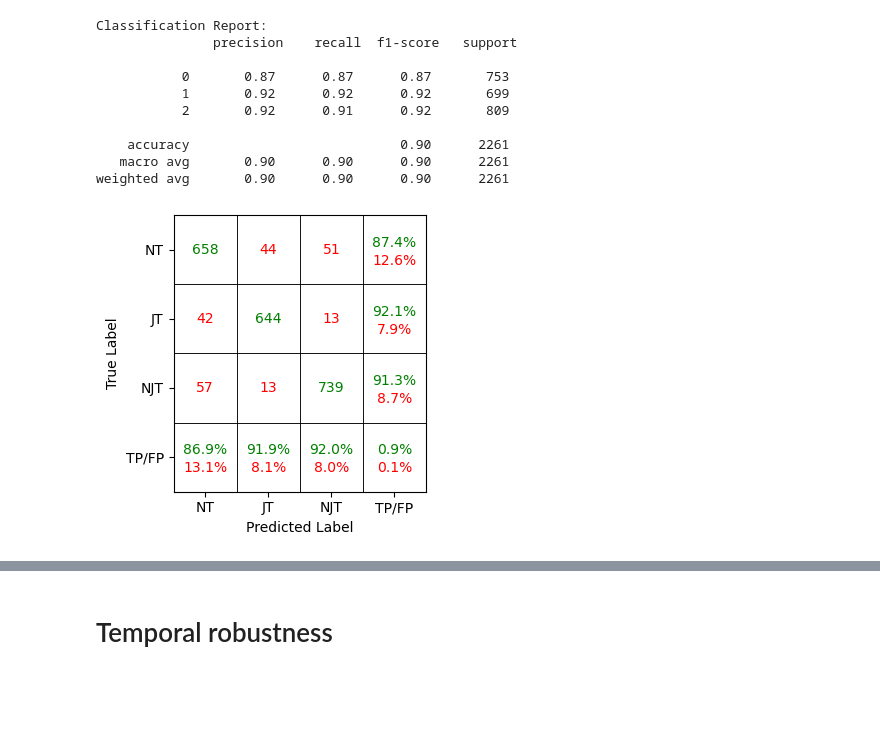
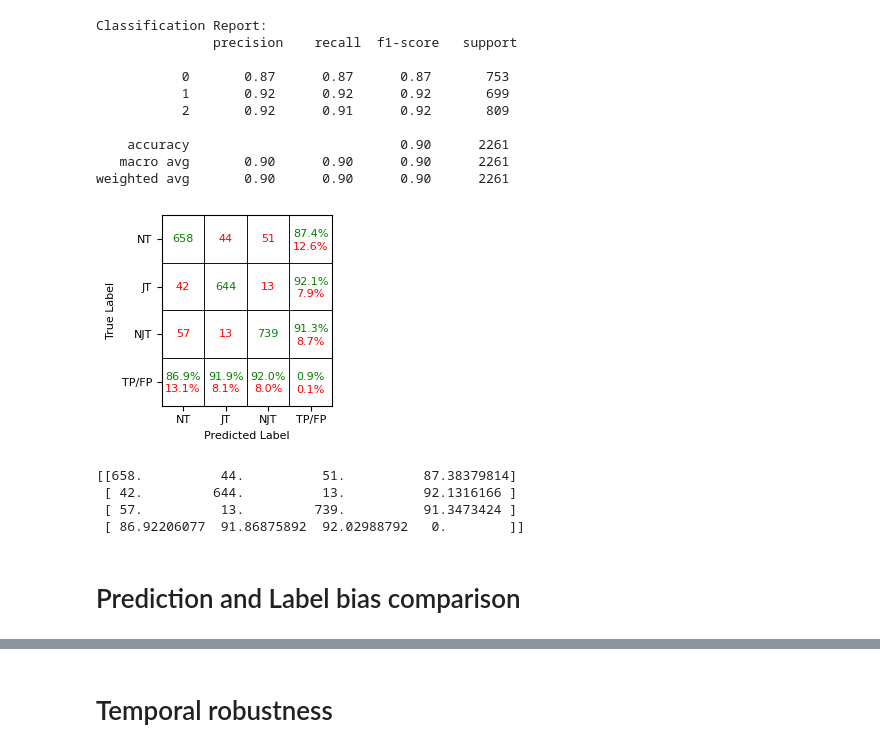
Before and after one commit to kamalravi/TelegramThreatLevel, a Jupyter notebook: XAI/1_FineTune_Pretrained_RoBERTa.ipynb, the cells around one changed output, grey strips where cells are left out. Saved outputs shown, nothing was run; the diff lists cells and outputs as text; code cells hidden in the pictures; blank space fills up the shorter version.

```diff
--- a/XAI/1_FineTune_Pretrained_RoBERTa.ipynb
+++ b/XAI/1_FineTune_Pretrained_RoBERTa.ipynb
@@ -117,7 +117,8 @@ bottom_right_value_1 = diagonal_sum / total_sum
 bottom_right_value_2 = off_diagonal_sum / total_sum
 # print(sum_matrix)
 # Create a figure with a specified width and height
-plt.figure(figsize=(3.5, 3.5))
+# plt.figure(figsize=(3.5, 3.5))
+plt.figure(figsize=(2.5, 2.5))
 # Create a color array for the confusion matrix (4x4, each cell has 3 values for RGB)
 colors = np.ones((4, 4, 3))  # Initialize all cells to white [1, 1, 1]
 # Create the colormap from the colors array
@@ -135,42 +136,50 @@ for i in range(4):
         # Only display numeric values for the confusion matrix cells
         if i < 3 and j < 3:  # Confusion matrix cells
             color = 'green' if i == j else 'red'  # Set diagonal color to green
-            plt.text(j, i, f"{sum_matrix[i, j]:.0f}", ha='center', va='center', color=color, fontsize=10)
+            plt.text(j, i, f"{sum_matrix[i, j]:.0f}", ha='center', va='center', color=color, fontsize=8)
 
         # True Positives (green) and False Positives (red) in last row (TP/FP for columns)
         elif i == 3 and j < 3:  # TP percentages in the last row
-            plt.text(j, i-0.1, f"{row_percent[j][0]:.1f}%", ha='center', va='center', color='green', fontsize=10)
-            plt.text(j, i + 0.15, f"{row_percent[j][1]:.1f}%", ha='center', va='center', color='red', fontsize=10)
+            plt.text(j, i-0.1, f"{row_percent[j][0]:.1f}%", ha='center', va='center', color='green', fontsize=8)
+            plt.text(j, i + 0.15, f"{row_percent[j][1]:.1f}%", ha='center', va='center', color='red', fontsize=8)
 
         # True Positives (green) and False Positives (red) in the last column (TP/FP for rows)
         elif j == 3 and i < 3:  # Percentages in the last column (for rows)
-            plt.text(j, i, f"{col_percent[i][0]:.1f}%", ha='center', va='bottom', color='green', fontsize=10)  # TP (upper line)
-            plt.text(j, i+ 0.06, f"{col_percent[i][1]:.1f}%", ha='center', va='top', color='red', fontsize=10)  # FP (lower line)
+            plt.text(j, i, f"{col_percent[i][0]:.1f}%", ha='center', va='bottom', color='green', fontsize=8)  # TP (upper line)
+            plt.text(j, i+ 0.06, f"{col_percent[i][1]:.1f}%", ha='center', va='top', color='red', fontsize=8)  # FP (lower line)
 
         # True Positives (green) and False Positives (red) in the last cell (TP/FP for rows)
         elif j == 3 and i == 3:  # Percentages in the last column (for rows)
-            plt.text(j, i, f"{bottom_right_value_1:.1f}%", ha='center', va='bottom', color='green', fontsize=10)  # TP (upper line)
-            plt.text(j, i+ 0.06, f"{bottom_right_value_2:.1f}%", ha='center', va='top', color='red', fontsize=10)  # FP (lower line)
+            plt.text(j, i, f"{bottom_right_value_1:.1f}%", ha='center', va='bottom', color='green', fontsize=8)  # TP (upper line)
+            plt.text(j, i+ 0.06, f"{bottom_right_value_2:.1f}%", ha='center', va='top', color='red', fontsize=8)  # FP (lower line)
 
 # Set ticks and labels
-plt.xticks(ticks=np.arange(4), labels=['NT', 'JT', 'NJT', 'TP/FP'], fontsize=10)
-plt.yticks(ticks=np.arange(4), labels=['NT', 'JT', 'NJT', 'TP/FP'], fontsize=10)
+plt.xticks(ticks=np.arange(4), labels=['NT', 'JT', 'NJT', 'TP/FP'], fontsize=8)
+plt.yticks(ticks=np.arange(4), labels=['NT', 'JT', 'NJT', 'TP/FP'], fontsize=8)
 # Add borders
 for i in range(4):
     for j in range(4):
         plt.gca().add_patch(plt.Rectangle((j - 0.5, i - 0.5), 1, 1, edgecolor='black', facecolor='none', lw=0.5))
 # Aesthetic customizations
 # plt.gca().set_facecolor('#ffffff')  # White background for better contrast
 plt.grid(False)  # Disable grid for a clean look
 # Add labels
 plt.xlabel('Predicted Label')
 plt.ylabel('True Label')
 # Show the plot
 plt.tight_layout()
 
 plt.savefig('/home/ravi/raviProject/DataModelsResults/Results/PreTrainAgain_FineTune_RoBERTa_400/preTrainedModel/CustomPreTrainedClassifier/ConfusionMatrixDisplay.png', format='png', dpi=1200)
 
 
 plt.show()
+
+print(sum_matrix)
 # %% [output]
-[figure, old version]
+[figure, new version]
+[[658.          44.          51.          87.38379814]
+ [ 42.         644.          13.          92.1316166 ]
+ [ 57.          13.         739.          91.3473424 ]
+ [ 86.92206077  91.86875892  92.02988792   0.        ]]
+# %% [markdown]
+# Prediction and Label bias comparison
```
Also changed, not shown: parts of 4 cells of this notebook, 2 other files.
